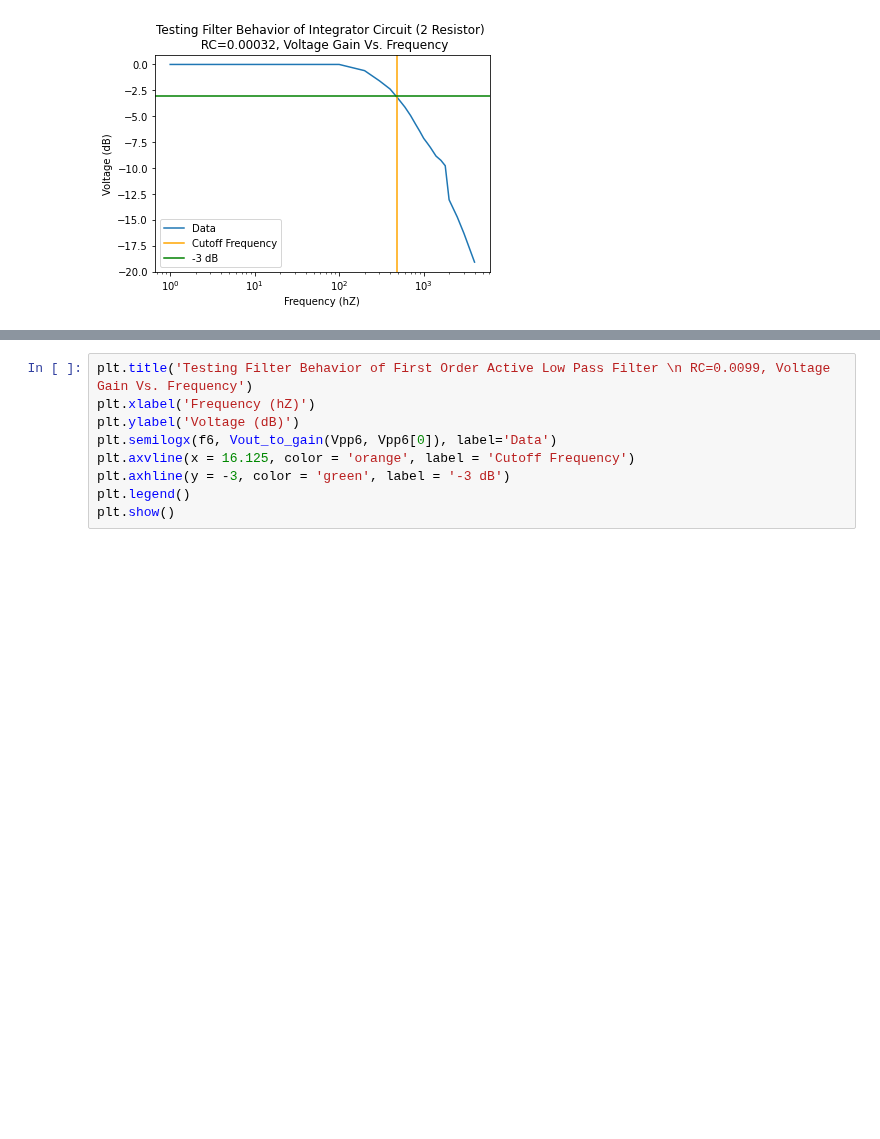
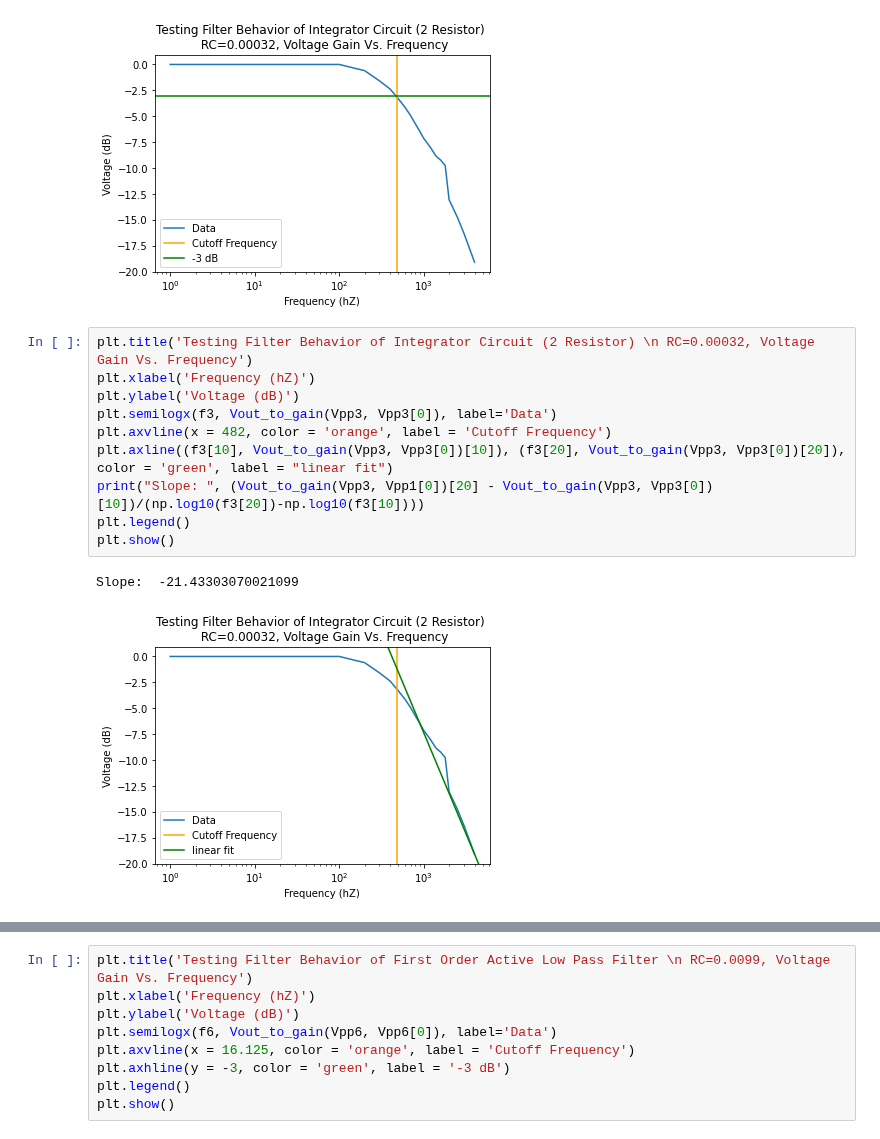
Before and after one commit to matthew-ding/physics5bl, a Jupyter notebook: Capstone/FilterData.ipynb, the cells around one changed output, grey strips where cells are left out. Cells and saved outputs as stored; diff of their text form; blank space fills up the shorter version.

```diff
--- a/Capstone/FilterData.ipynb
+++ b/Capstone/FilterData.ipynb
@@ -64,3 +77,16 @@ plt.legend()
 plt.show()
 # %% [output]
 [figure]
+# %%
+plt.title('Testing Filter Behavior of Integrator Circuit (2 Resistor) \n RC=0.00032, Voltage Gain Vs. Frequency')
+plt.xlabel('Frequency (hZ)')
+plt.ylabel('Voltage (dB)')
+plt.semilogx(f3, Vout_to_gain(Vpp3, Vpp3[0]), label='Data')
+plt.axvline(x = 482, color = 'orange', label = 'Cutoff Frequency')
+plt.axline((f3[10], Vout_to_gain(Vpp3, Vpp3[0])[10]), (f3[20], Vout_to_gain(Vpp3, Vpp3[0])[20]), color = 'green', label = "linear fit")
+print("Slope: ", (Vout_to_gain(Vpp3, Vpp1[0])[20] - Vout_to_gain(Vpp3, Vpp3[0])[10])/(np.log10(f3[20])-np.log10(f3[10])))
+plt.legend()
+plt.show()
+# %% [output]
+Slope:  -21.43303070021099
+[figure, added]
```
Also changed, not shown: parts of 5 cells of this notebook.
